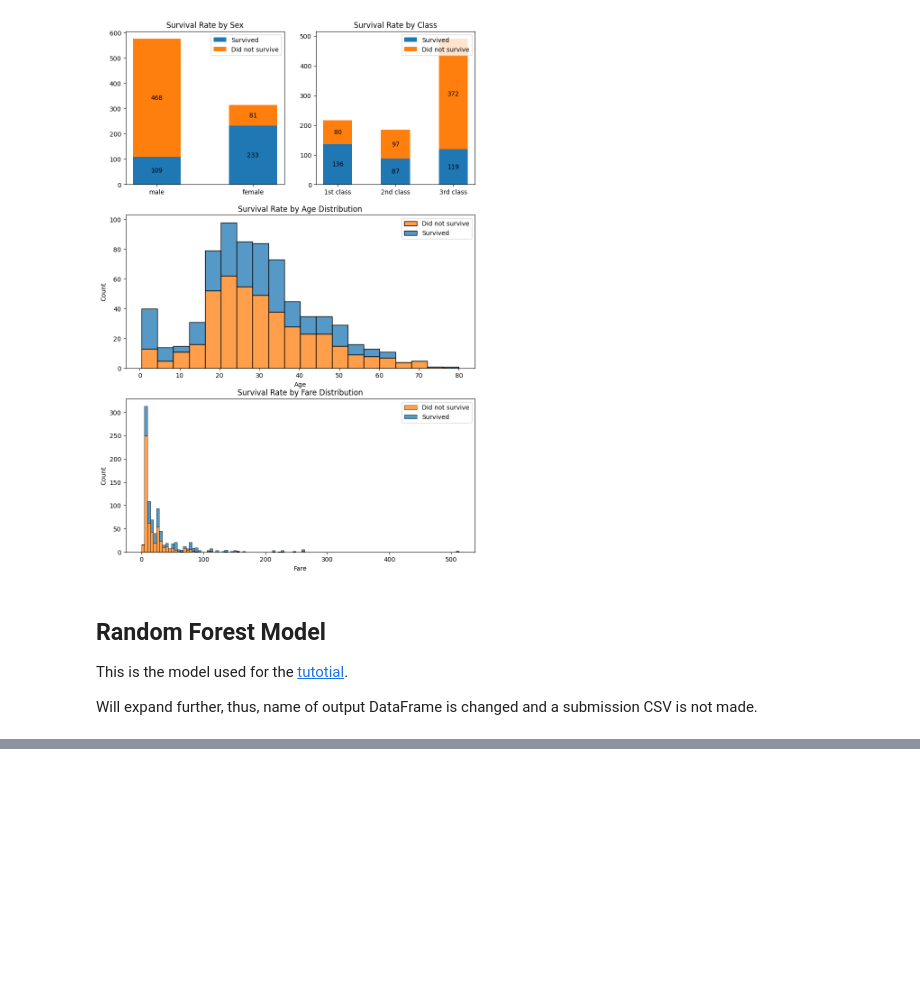
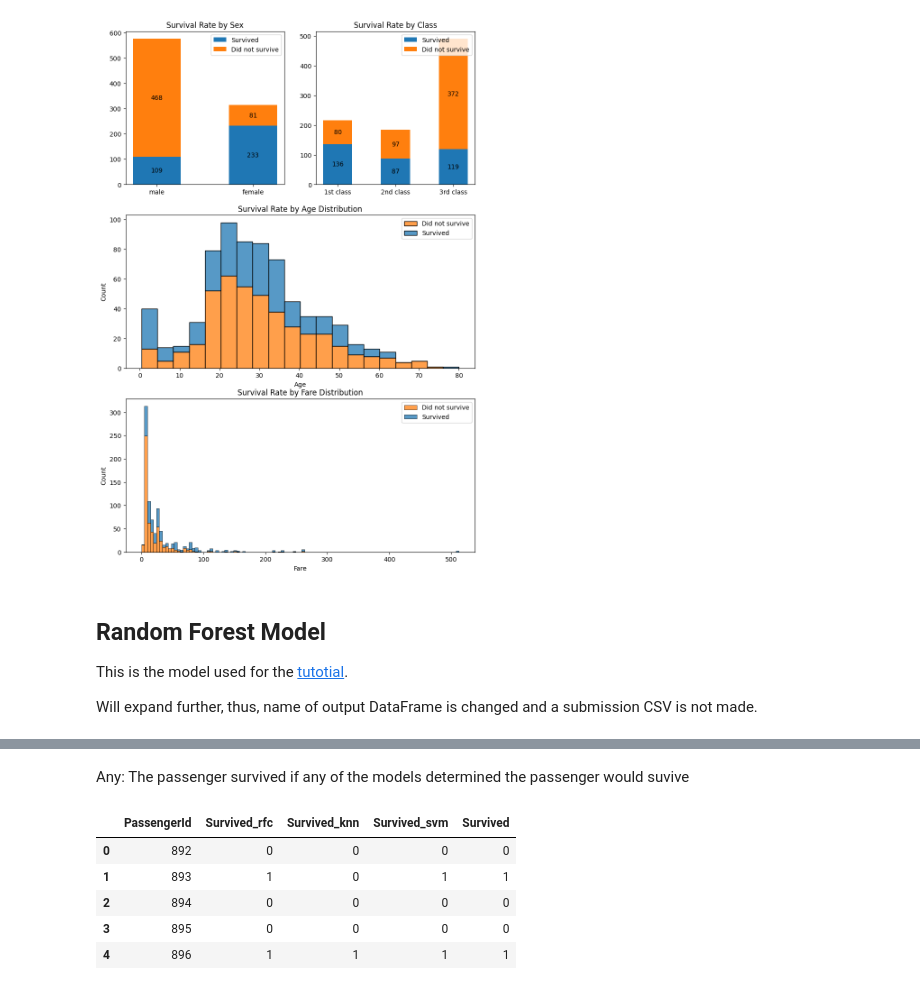
Before and after one commit to smin0303/kaggle-titanic, a Jupyter notebook: titanic.ipynb, the cells around one changed output, grey strips where cells are left out. Drawn from its saved outputs; the diff is of its cells as text; code cells hidden in the pictures; blank space fills up the shorter version.

```diff
--- a/titanic.ipynb
+++ b/titanic.ipynb
@@ -176,0 +233,14 @@ rfc.head()
+# %% [markdown]
+Any: The passenger survived if any of the models determined the passenger would suvive
+# %%
+all_pred_any = rfc.set_index('PassengerId').join(knn.set_index('PassengerId')).join(svm.set_index('PassengerId'))
+all_pred_any['Survived'] = all_pred_any.any(axis=1).astype(int)
+all_pred_any.reset_index('PassengerId', inplace=True)
+all_pred_any.head()
+# %% [output]
+|  | PassengerId | Survived_rfc | Survived_knn | Survived_svm | Survived |
+| 0 | 892 | 0 | 0 | 0 | 0 |
+| 1 | 893 | 1 | 0 | 1 | 1 |
+| 2 | 894 | 0 | 0 | 0 | 0 |
+| 3 | 895 | 0 | 0 | 0 | 0 |
+| 4 | 896 | 1 | 1 | 1 | 1 |
```
Also changed, not shown: parts of 12 cells of this notebook, 2 other files.
